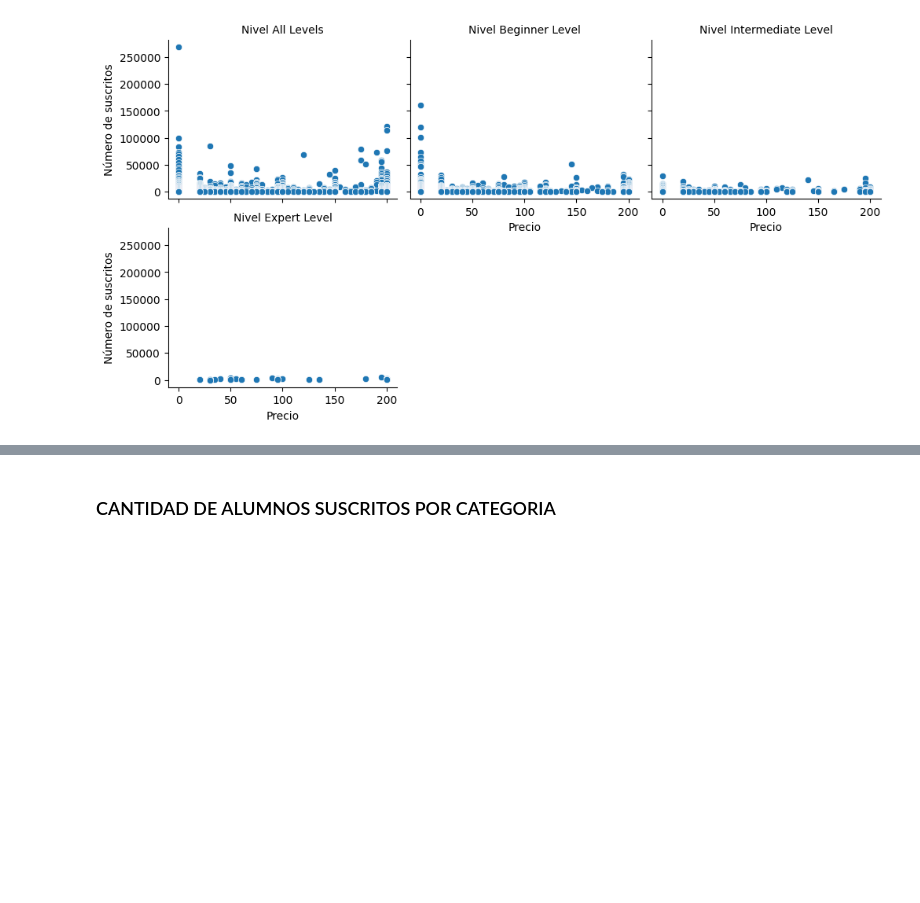
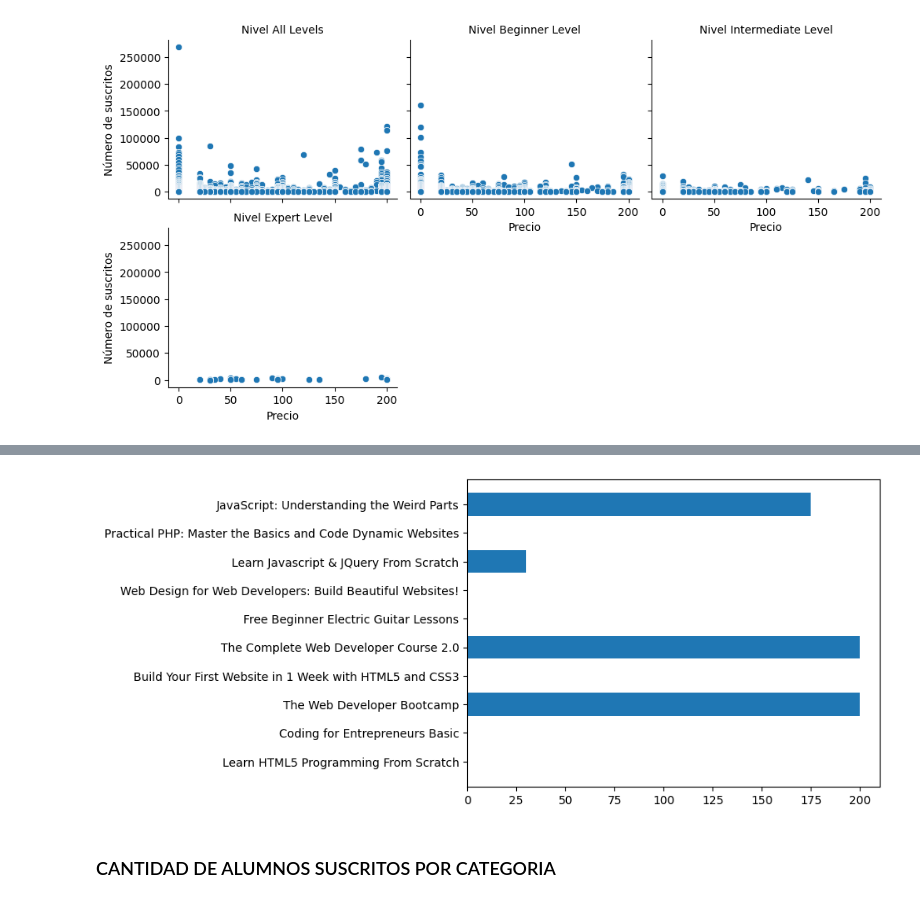
Before and after one commit to pedroOria/PI02_data_analitics, a Jupyter notebook: EDA_udemy.ipynb, the cells around one changed output, grey strips where cells are left out. Drawn from its saved outputs; the diff is of its cells as text; code cells hidden in the pictures; blank space fills up the shorter version.

```diff
--- a/EDA_udemy.ipynb
+++ b/EDA_udemy.ipynb
@@ -116,3 +151,8 @@ plt.show()
+# %%
+plt.barh(cursos_top_10['course_title'],cursos_top_10['price'])
+plt.show()
+# %% [output]
+[figure, added]
 # %% [markdown]
 ### CANTIDAD DE ALUMNOS SUSCRITOS POR CATEGORIA
 # %%
```
Also changed, not shown: parts of 7 cells of this notebook, 2 other files.
